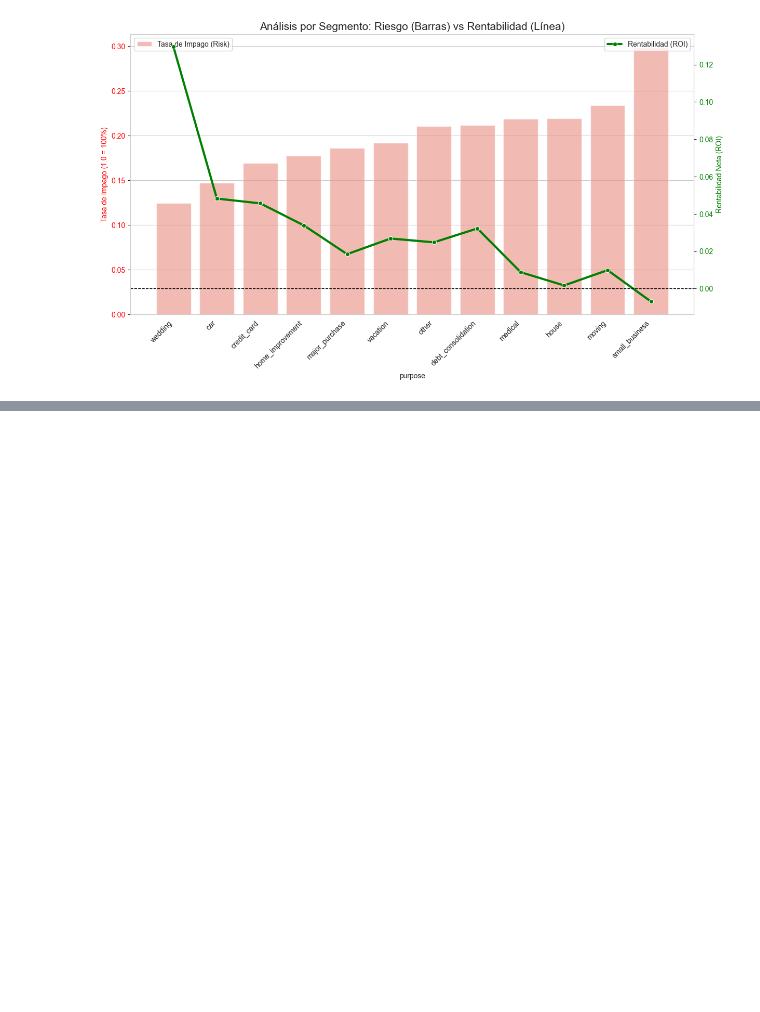
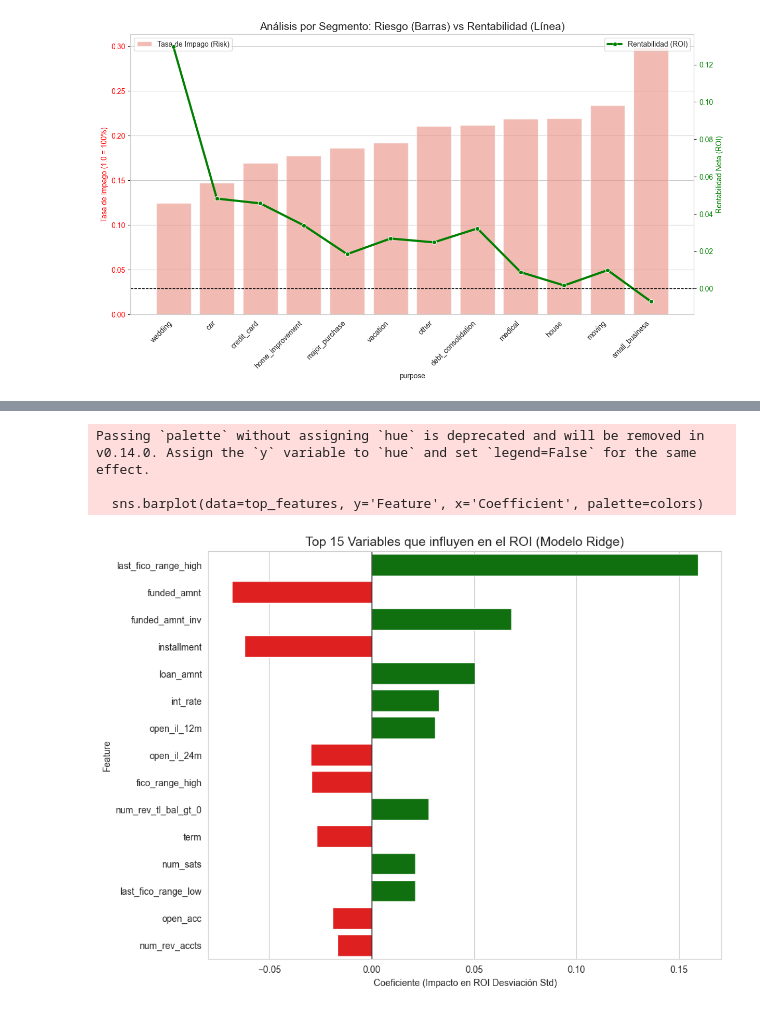
Before and after one commit to arturotowers/Proyecto_Lab_Indicadores, a Jupyter notebook: Notebook/Proyecto_LendingClub.ipynb, the cells around one changed output, grey strips where cells are left out. Drawn from its saved outputs; the diff is of its cells as text; code cells hidden in the pictures; blank space fills up the shorter version.

```diff
--- a/Notebook/Proyecto_LendingClub.ipynb
+++ b/Notebook/Proyecto_LendingClub.ipynb
@@ -749,0 +809,11 @@ plt.show()
+# %%
+# --- Modelo 1: Regresión Lineal Simple (OLS) ---
+lr_model = LinearRegression()
+lr_model.fit(X_train_scaled, y_train)
+y_pred_lr = lr_model.predict(X_test_scaled)
+
+# --- Modelo 2: Ridge Regression (Regularización) ---
+# alpha=10 es un valor estándar. Si subes alpha, penalizas más (coeficientes más pequeños)
+ridge_model = Ridge(alpha=10.0)
+ridge_model.fit(X_train_scaled, y_train)
+y_pred_ridge = ridge_model.predict(X_test_scaled)
@@ -749,0 +851,25 @@ plt.show()
+# %%
+# Extraemos los coeficientes del modelo Ridge (es más confiable con muchas vars)
+coef_df = pd.DataFrame({
+    'Feature': X.columns,
+    'Coefficient': ridge_model.coef_
+})
+
+# Ordenamos por impacto absoluto (positivo o negativo)
+coef_df['Abs_Coef'] = coef_df['Coefficient'].abs()
+top_features = coef_df.sort_values(by='Abs_Coef', ascending=False).head(15)
+
+# Gráfico de Barras
+plt.figure(figsize=(10, 8))
+# Usamos un mapa de color: Verde para positivo, Rojo para negativo
+colors = ['red' if x < 0 else 'green' for x in top_features['Coefficient']]
+sns.barplot(data=top_features, y='Feature', x='Coefficient', palette=colors)
+plt.title('Top 15 Variables que influyen en el ROI (Modelo Ridge)', fontsize=14)
+plt.xlabel('Coeficiente (Impacto en ROI Desviación Std)')
+plt.axvline(0, color='black', linewidth=1)
+plt.show()
+# %% [output]
+Passing `palette` without assigning `hue` is deprecated and will be removed in v0.14.0. Assign the `y` variable to `hue` and set `legend=False` for the same effect.
+
+  sns.barplot(data=top_features, y='Feature', x='Coefficient', palette=colors)
+[figure, added]
```
Also changed, not shown: parts of 12 cells of this notebook.
